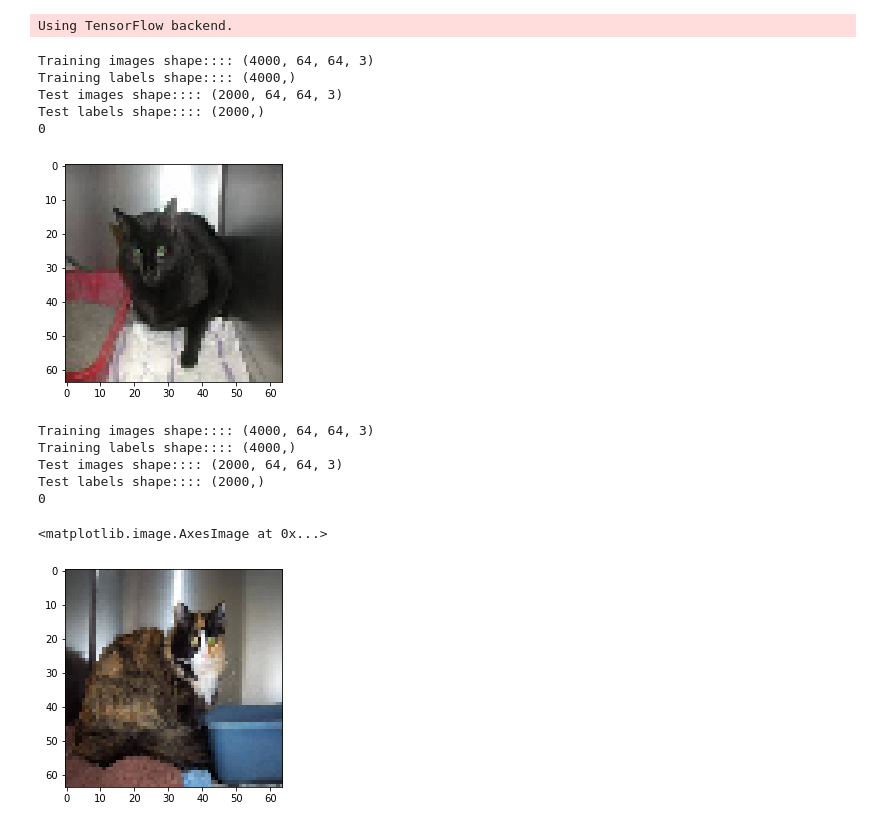
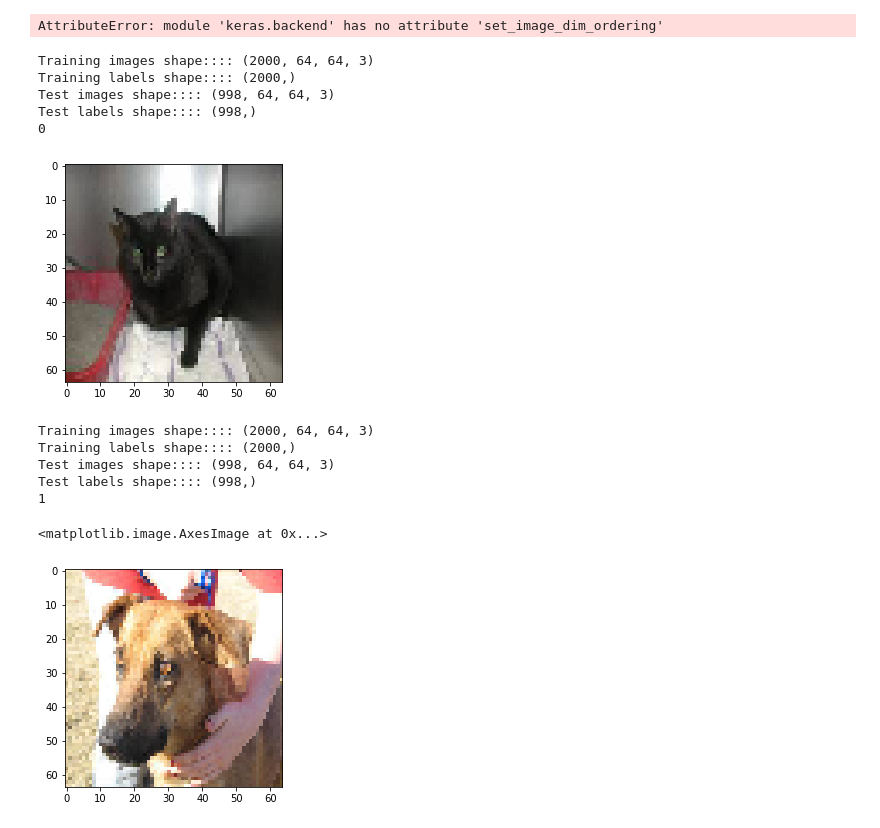
Before and after one commit to SHAKILEASH/catvsdog, a Jupyter notebook: catvsdog_cnn.ipynb, the cells around one changed output. Drawn from its saved outputs; the diff is of its cells as text; code cells hidden in the pictures.

```diff
--- a/catvsdog_cnn.ipynb
+++ b/catvsdog_cnn.ipynb
@@ -1,15 +1,17 @@
 # %%
 import numpy as np
 import random
-from keras import layers,regularizers
+from keras import layers,regularizers,optimizers
 from keras.layers import Input,ZeroPadding2D,Conv2D,Activation,BatchNormalization,Flatten,Dense,Dropout,MaxPooling2D
 from keras.models import Model,Sequential
 from keras.preprocessing import image
 from keras.utils import layer_utils,plot_model
 from tensorflow.keras.preprocessing.image import ImageDataGenerator
 import matplotlib.pyplot as plt
+from keras import backend as K
+K.set_image_dim_ordering('th')
 # %% [output]
-Using TensorFlow backend.
+AttributeError: module 'keras.backend' has no attribute 'set_image_dim_ordering'
 # %%
 def load_dataset():
     train_X = []
@@ -17,28 +19,28 @@ def load_dataset():
     test_X = []
     test_Y = []
 
-    for i in range(1,2001):
+    for i in range(1,1001):
         train_path = "dataset/training_set/cats/cat.{}.jpg".format(i)
         img = image.load_img(train_path, target_size=(64, 64))
         x = image.img_to_array(img)/255.
         x = np.expand_dims(x, axis=0)
         train_X.append(x)
         train_Y.append(0)
-    for i in range(1,2001):
+    for i in range(1,1001):
         train_path = "dataset/training_set/dogs/dog.{}.jpg".format(i)
         img = image.load_img(train_path, target_size=(64, 64))
         x = image.img_to_array(img)/255.
         x = np.expand_dims(x, axis=0)
         train_X.append(x)
         train_Y.append(1)
-    for i in range(4001,5001):
+    for i in range(4001,4500):
         train_path = "dataset/test_set/cats/cat.{}.jpg".format(i)
         img = image.load_img(train_path, target_size=(64, 64))
         x = image.img_to_array(img)/255.
         x = np.expand_dims(x, axis=0)
         test_X.append(x)
         test_Y.append(0)
-    for i in range(4001,5001):
+    for i in range(4001,4500):
         train_path = "dataset/test_set/dogs/dog.{}.jpg".format(i)
         img = image.load_img(train_path, target_size=(64, 64))
         x = image.img_to_array(img)/255.
@@ -95,30 +141,30 @@ model.add(Dense(1,activation = "sigmoid", name = "Dense_2"))
 # %%
 train_X,train_Y,test_X,test_Y = load_dataset()
 # %% [output]
-Training images shape:::: (4000, 64, 64, 3)
-Training labels shape:::: (4000,)
-Test images shape:::: (2000, 64, 64, 3)
-Test labels shape:::: (2000,)
+Training images shape:::: (2000, 64, 64, 3)
+Training labels shape:::: (2000,)
+Test images shape:::: (998, 64, 64, 3)
+Test labels shape:::: (998,)
 0
 [figure]
 # %%
-p = np.random.permutation(4000)
+p = np.random.permutation(2000)
 train_x = train_X[p]
 train_y = train_Y[p]
-p = np.random.permutation(2000)
+p = np.random.permutation(998)
 test_x = test_X[p]
 test_y = test_Y[p]
 print("Training images shape::::",train_x.shape)
 print("Training labels shape::::",train_y.shape)
 print("Test images shape::::",test_x.shape)
 print("Test labels shape::::",test_y.shape)
 print(train_y[129])
 plt.imshow(train_x[129])
 # %% [output]
-Training images shape:::: (4000, 64, 64, 3)
-Training labels shape:::: (4000,)
-Test images shape:::: (2000, 64, 64, 3)
-Test labels shape:::: (2000,)
-0
+Training images shape:::: (2000, 64, 64, 3)
+Training labels shape:::: (2000,)
+Test images shape:::: (998, 64, 64, 3)
+Test labels shape:::: (998,)
+1
 <matplotlib.image.AxesImage at 0x...>
-[figure, old version]
+[figure, new version]
```
Also changed, not shown: parts of 8 cells of this notebook.
